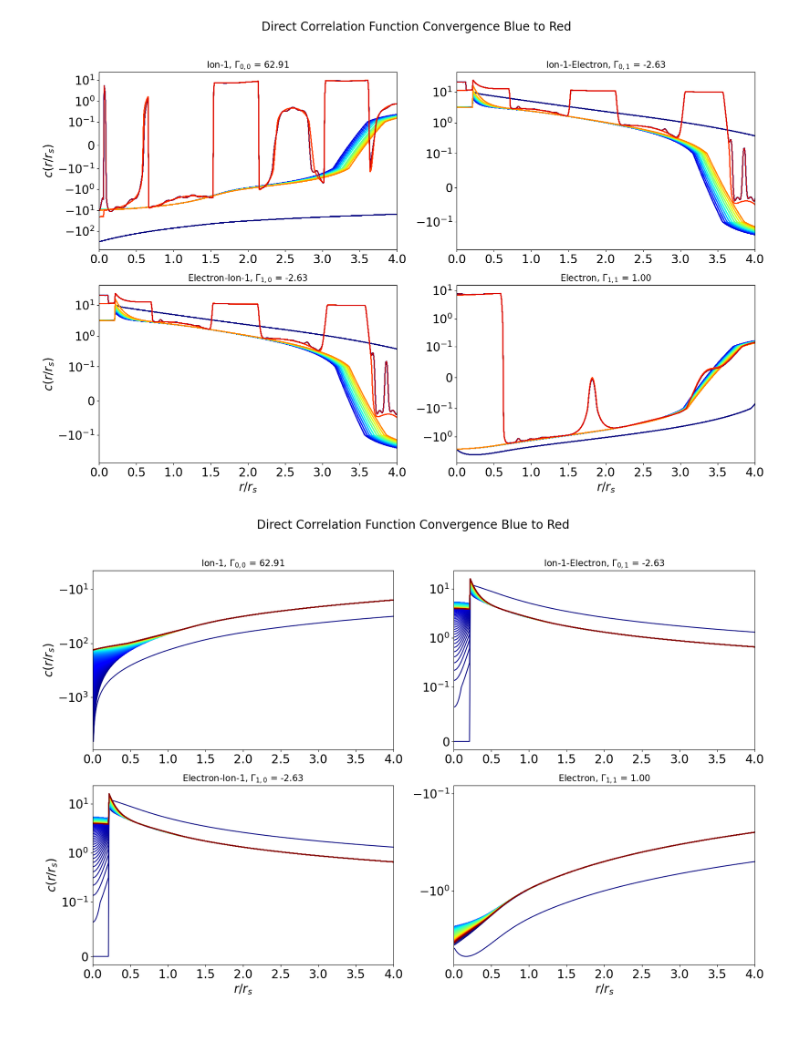
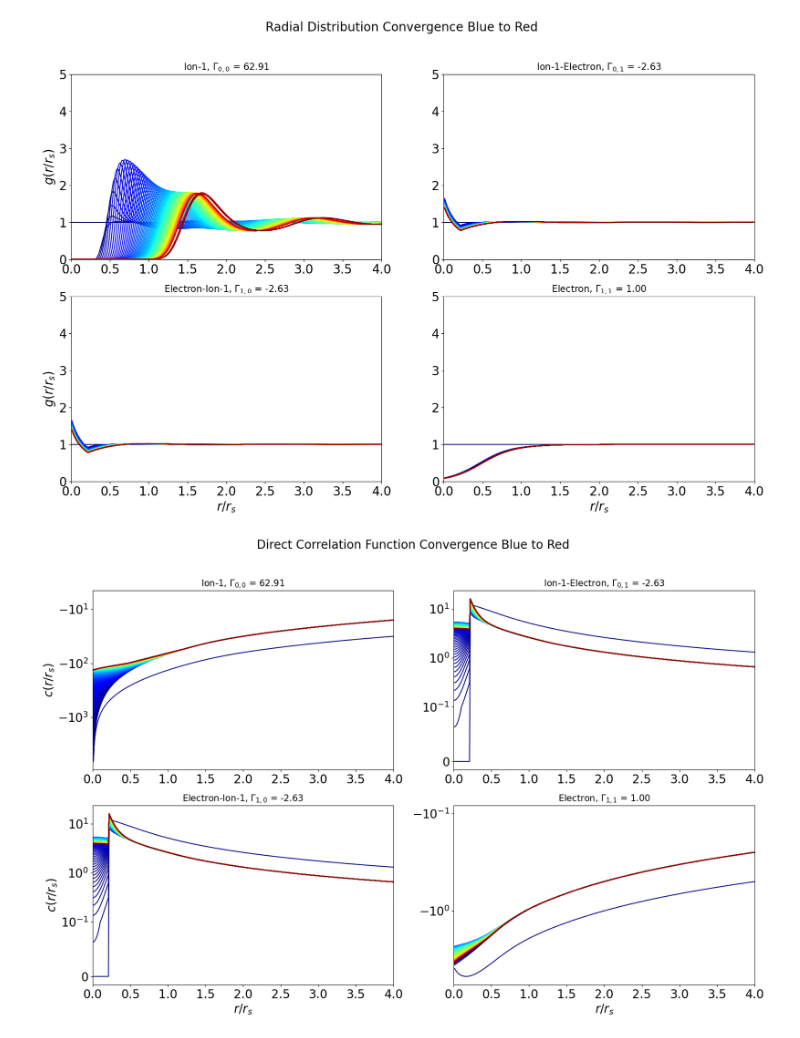
Before and after one commit to ZachAJohnson/hnc, a Jupyter notebook: QSP_HNC_Working_TCCW_newton.ipynb, the cells around one changed output. Drawn from its saved outputs; the diff is of its cells as text; code cells hidden in the pictures.

```diff
--- a/QSP_HNC_Working_TCCW_newton.ipynb
+++ b/QSP_HNC_Working_TCCW_newton.ipynb
@@ -76,10 +26,11 @@ def run_hnc(n_in_per_cc, T, Z, A, Zstar, num_iterations=1e3, alpha = 1e-3, tol=1
 # %%
-def run_hnc_newton(n_in_per_cc, T, Z, A, Zstar, num_iterations=1e3, alpha = 1e-3, tol=1e-8, c_k_guess=None , which_Tij='thermal',
-            oz_type='standard', method='kryov', add_bridge=False, bridge='yukawa' , pseudopotential=False, r_c=0.6,
-                  rdiff=1e-8, no_coupling=False):
+def set_hnc(n_in_per_cc, T, Z, A, Zstar, c_k_guess=None , which_Tij='thermal',
+            oz_type='standard', method='kryov', add_bridge=False, bridge='yukawa',
+            pseudopotential=False, r_c=0.6, no_coupling=False):
+
     n_in_AU = n_in_per_cc*1e6 *aB**3
     ri = QSP_HNC.rs_from_n(n_in_AU)
-    qsp = QSP_HNC(Z, A, Zstar, Te, Ti, ri, Zstar*n_in_AU, which_Tij=which_Tij, r_c=r_c)
+    qsp = QSP_HNC(Z, A, Zstar, T, T, ri, Zstar*n_in_AU, which_Tij=which_Tij, r_c=r_c)
 
     N_species = 2
     Gamma = np.array(  [[qsp.Γii,  qsp.Γei],
@@ -89,13 +40,12 @@ def run_hnc_newton(n_in_per_cc, T, Z, A, Zstar, num_iterations=1e3, alpha = 1e-3
     names = ["Ion-1", "Electron", ]
     kappa = 1
 
-
     rhos = np.array([  3/(4*np.pi), Zstar*3/(4*np.pi) ])
     temps = np.array([qsp.Ti, qsp.Te_c])
     masses= np.array([qsp.m_i, m_e])
-    hnc1 = HNC_solver(N_species, Gamma, rhos, temps, masses , tol=tol,
-                     kappa_multiscale=5, num_iterations=int(num_iterations),
-                     R_max=R_max, N_bins=N_bins, names=names, dst_type=3, oz_method=oz_type)
+    hnc1 = HNC_solver(N_species, Gamma, rhos, temps, masses ,
+                     kappa_multiscale=5, R_max=R_max, N_bins=N_bins,
+                      names=names, dst_type=3, oz_method=oz_type)
 
     if pseudopotential==True:
         βvei = qsp.βvei_atomic(hnc1.r_array)
@@ -106,7 +56,6 @@ def run_hnc_newton(n_in_per_cc, T, Z, A, Zstar, num_iterations=1e3, alpha = 1e-3
     if no_coupling:
         βu_r_matrix[0,1]=0
         βu_r_matrix[1,0]=0
-#         βu_r_matrix[0,0]=qsp.βv_Yukawa(hnc1.r_array)
 
     if add_bridge:
         if bridge=='ocp':
@@ -128,7 +77,5 @@ def run_hnc_newton(n_in_per_cc, T, Z, A, Zstar, num_iterations=1e3, alpha = 1e-3
 
 #     print("c asymm: ", hnc1.c_s_k_matrix[1,0]/hnc1.c_s_k_matrix[0,1])
     hnc1.set_C_matrix()
-    hnc1.HNC_solve(alpha_method='fixed', alpha_Picard = alpha, alpha_oz = 0e-4)
-    hnc1.HNC_newton_solve(method=method, rdiff=rdiff)
 
     return hnc1, qsp
@@ -147,7 +92,7 @@ R_max = 10
 N_bins = 1000
 max_attempts=1
 
-tccw_case = tccw_cases[2]
+tccw_case = tccw_cases[3]
 α = 0.1
 case_converged=False
 case_attempts=0
@@ -279,0 +125,8 @@ for i in range(2):
+# %%
+atom, atomqsp = set_hnc(ni, Te, Z, A, Zstar,
+                            pseudopotential=True, oz_type='svt',r_c=r_c,
+                            add_bridge=True, bridge='ocp')
+
+atom.HNC_solve(alpha_method='fixed', alpha_Picard = 0.5, tol=1e-3, alpha_Ng=1e-10,
+               iters_to_wait=1e4, num_iterations=1e3)
+atom.HNC_newton_solve(method='krylov', rdiff=1e-8, num_iterations=5e2, tol=1e-6)
@@ -301,7 +300,7 @@ ax.legend()
 # %%
-atom_normal.plot_species_convergence_c(n_slices= int(len(atom.h_r_matrix_list)/1)  )
+atom.plot_species_convergence_g(n_slices= int(len(atom.h_r_matrix_list)/1)  )
 # %% [output]
-[figure, old version]
+[figure, new version]
 # %%
 atom.plot_species_convergence_c(n_slices= int(len(atom.h_r_matrix_list)/1)  )
 # %% [output]
```
Also changed, not shown: parts of 28 cells of this notebook, 2 other files.
